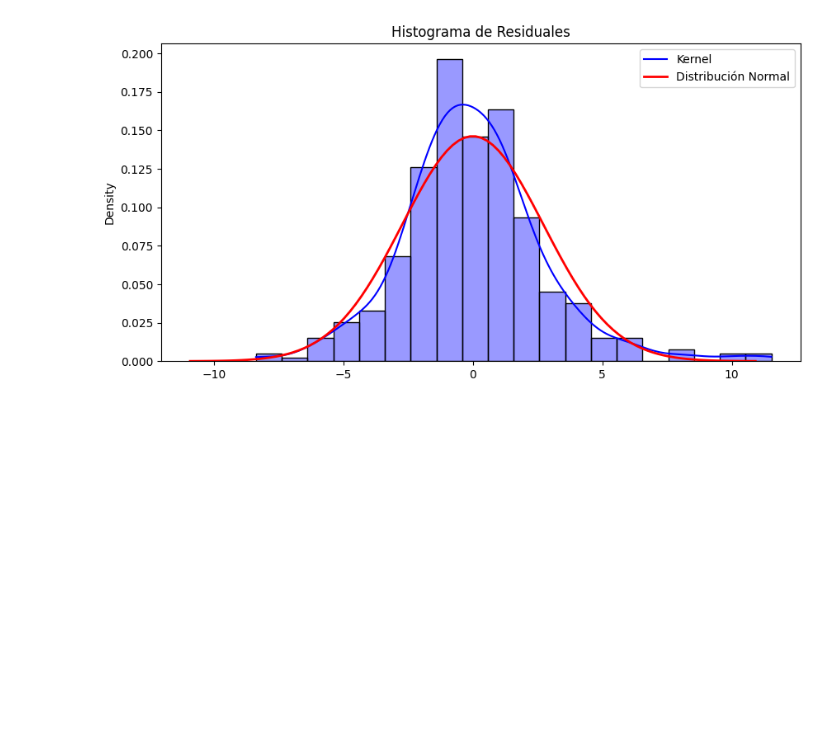
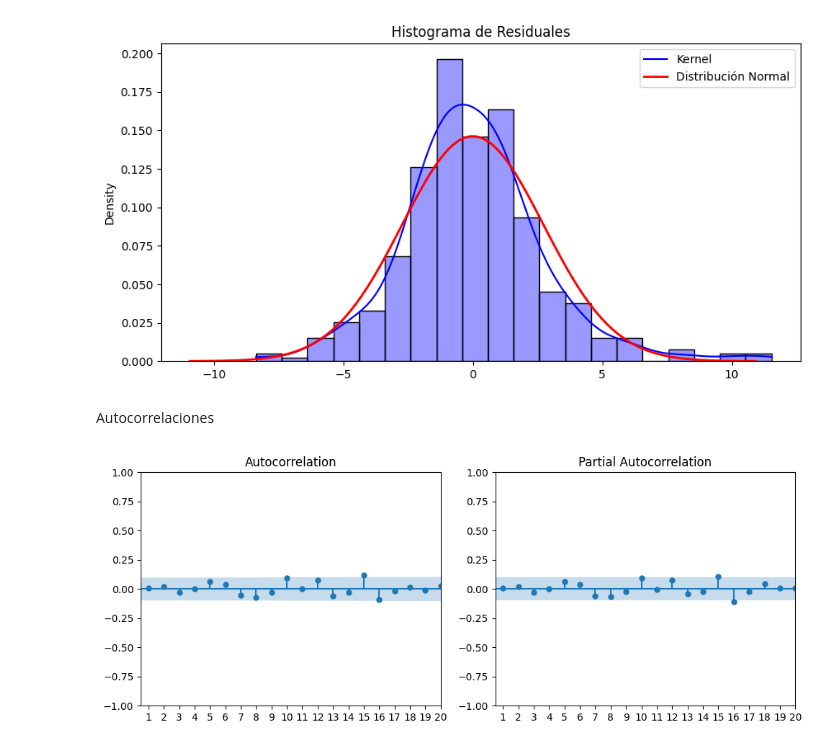
Before and after one commit to nicolozanoh/202510-Series-Taller2, a Jupyter notebook: scripts/nb.ipynb, the cells around one changed output. Drawn from its saved outputs; the diff is of its cells as text; code cells hidden in the pictures; blank space fills up the shorter version.

Commit message:
autocorrelaciones residuales

```diff
--- a/scripts/nb.ipynb
+++ b/scripts/nb.ipynb
@@ -213,3 +216,21 @@ plt.savefig("output\\hist_resid.png", dpi=300, bbox_inches='tight')
 plt.show()
 # %% [output]
 [figure]
+# %% [markdown]
+Autocorrelaciones
+# %%
+fig, axes = plt.subplots(1, 2, figsize=(10, 4))
+
+plot_acf(residuales, ax = axes[0], alpha=0.05, lags=20)
+plot_pacf(residuales, ax = axes[1], alpha=0.05, lags=20)
+
+for ax in axes:
+    xticks = ax.get_xticks()
+    ax.set_xticks(np.arange(1, 20 + 1))
+    ax.set_xlim(0.5, 20)
+
+plt.savefig("output\\acf_pacf_residuales.png", dpi=300, bbox_inches='tight')
+plt.tight_layout()
+plt.show()
+# %% [output]
+[figure, added]
```
Also changed, not shown: parts of 1 cell of this notebook, 2 other files.
